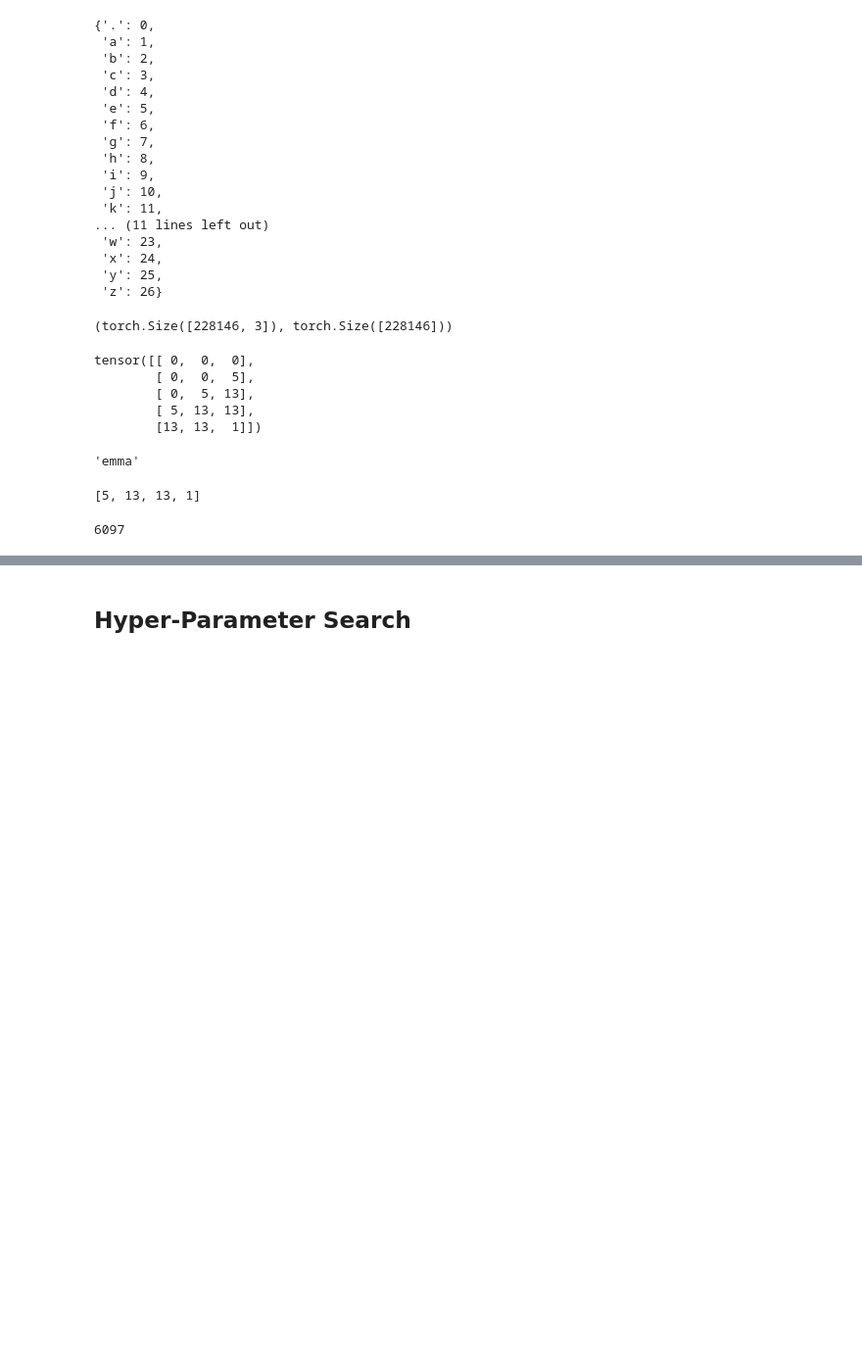
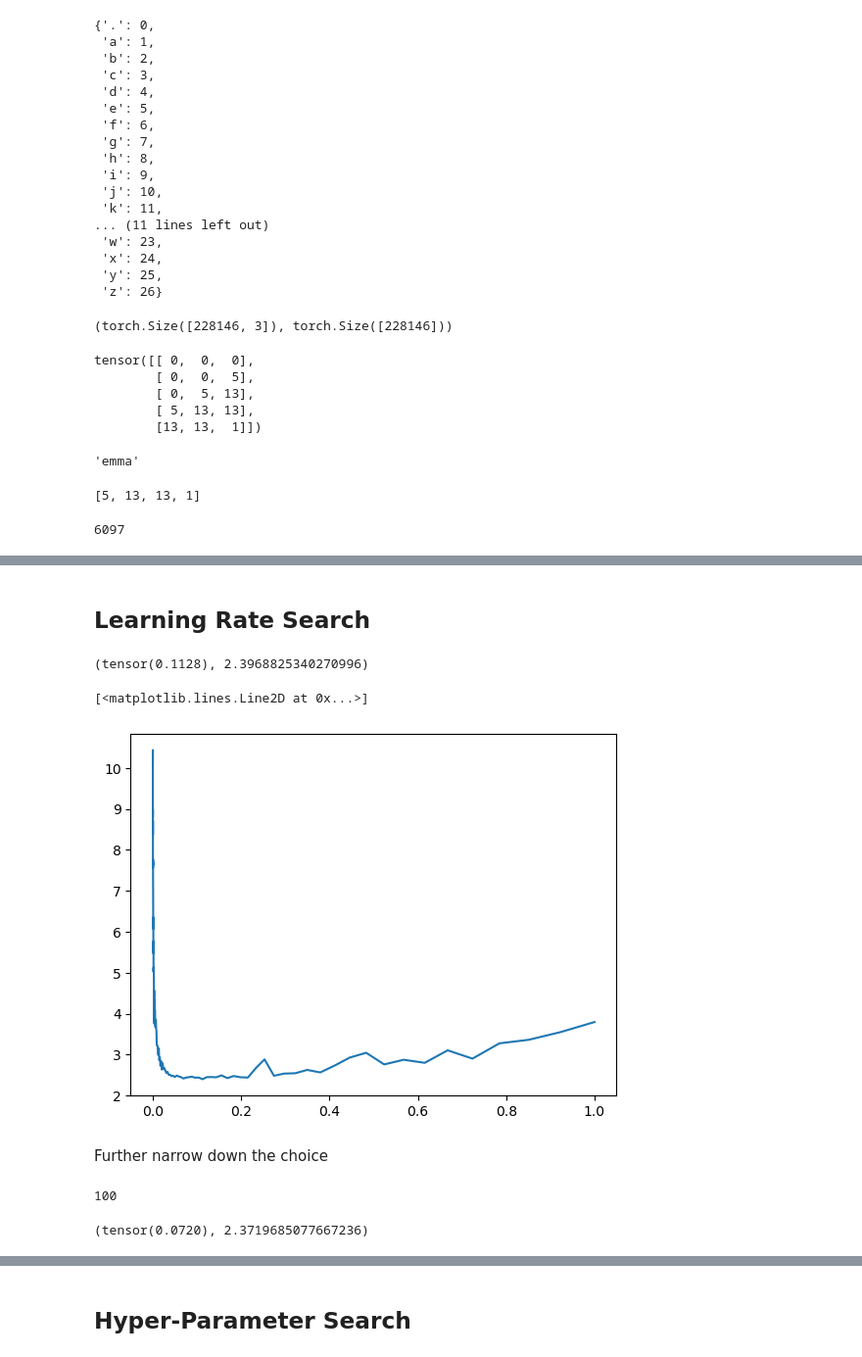
Before and after one commit to stkao05/makemore, a Jupyter notebook: mlp.ipynb, the cells around one changed output, grey strips where cells are left out. Shown at 98% size. Saved outputs shown, nothing was run; the diff lists cells and outputs as text; code cells hidden in the pictures; blank space fills up the shorter version.

```diff
--- a/mlp.ipynb
+++ b/mlp.ipynb
@@ -153,0 +176,4 @@ fit(params, 0.1, 10000)
+# %%
+%%time
+params = init_params()
+fit(params, 0.1, 10000)
@@ -153,0 +185,33 @@ fit(params, 0.1, 10000)
+# %% [markdown]
+## Learning Rate Search
+# %%
+def try_ls(lr):
+    params = init_params(emb_size=10, hidden_size=100)
+    _, loss_d = fit(params, lr, 10000, loss_train=False, loss_dev=True)
+    return loss_d
+# %%
+lrs = torch.linspace(-8, 0, steps=100).exp()
+len(lrs)
+# %%
+loss = [try_ls(lr) for lr in tqdm(lrs)]
+# %%
+min(zip(lrs, loss), key=lambda k:k[1])
+# %% [output]
+(tensor(0.1128), 2.3968825340270996)
+# %%
+plt.plot(lrs, loss)
+# %% [output]
+[<matplotlib.lines.Line2D at 0x...>]
+[figure, added]
+# %% [markdown]
+Further narrow down the choice
+# %%
+lrs = torch.linspace(-5, -1.5, steps=100).exp()
+len(lrs)
+# %% [output]
+100
+# %%
+loss = [try_ls(lr) for lr in tqdm(lrs)]
+min(zip(lrs, loss), key=lambda k:k[1])
+# %% [output]
+(tensor(0.0720), 2.3719685077667236)
```
Also changed, not shown: parts of 21 cells of this notebook.
